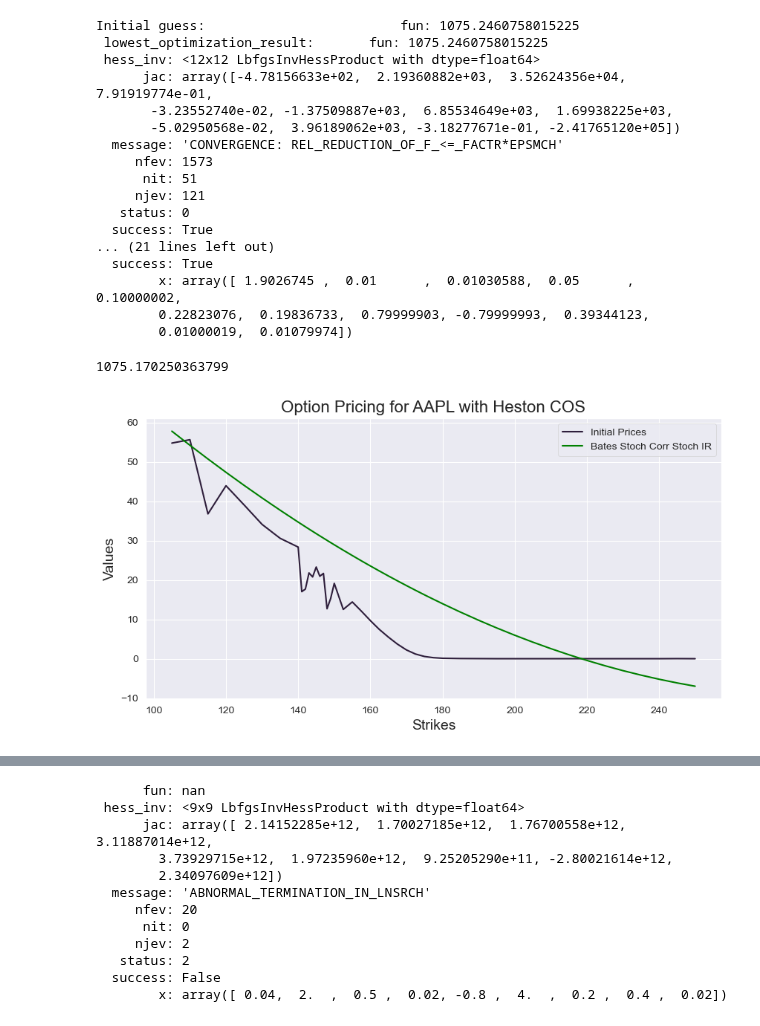
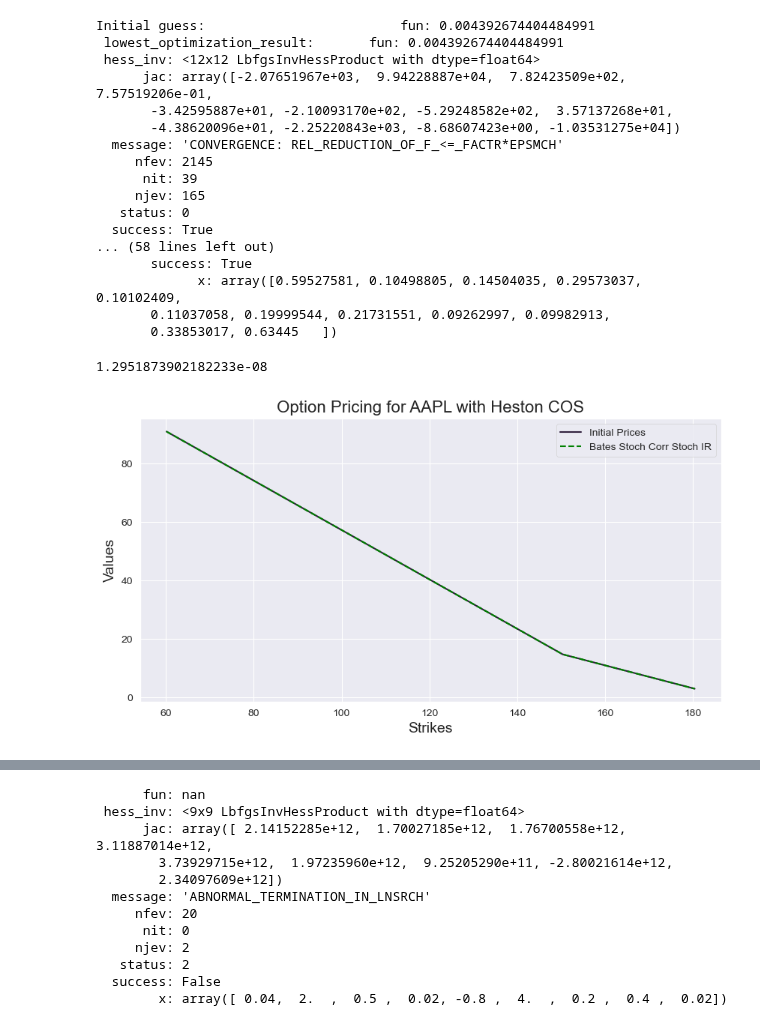
Before and after one commit to kirillzx/Generalized-Bates-model-draft, a Jupyter notebook: Calibrations/Calibration_Main.ipynb, the cells around one changed output, grey strips where cells are left out. Drawn from its saved outputs; the diff is of its cells as text; code cells hidden in the pictures.

```diff
--- a/Calibrations/Calibration_Main.ipynb
+++ b/Calibrations/Calibration_Main.ipynb
@@ -140,7 +140,7 @@ def calibrationBates_SIR_SC(CP, rho0, xip, muJ, sigmaJ, r0, K, marketPrice, s0,
 #     pars  = minimize(f_obj, initial, method='nelder-mead', options = {'xtol': 1e-05, 'disp': False,'maxiter':1000})
 
     xmin = [0.1, 0.01, 0.01, 0.05, 0.1, 0.1, 0.05, -0.8, -0.8, 0.01, 0.01, 0.01]
-    xmax = [2, 0.3, 0.3, 0.3, 0.4, 0.4, 0.2, 0.8, 0.8, 0.4, 1, 1]
+    xmax = [2, 0.4, 0.3, 0.3, 0.4, 0.4, 0.2, 0.8, 0.8, 0.3, 1, 1]
 
     bounds = [(low, high) for low, high in zip(xmin, xmax)]
 
@@ -167,7 +167,7 @@ def calibrationBates_SIR_SC(CP, rho0, xip, muJ, sigmaJ, r0, K, marketPrice, s0,
 #     Use global parameters in the local search
     initial = [k_est, gamma_est, vb_est, gammar_est, mur_est, murho_est, sigmarho_est, rho4_est, rho5_est, v0_est, kr_est, krho_est]
 
-    pars  = minimize(f_obj, x0=initial, bounds=bounds, tol=1e-5, options = {'maxiter': 100})
+    pars  = minimize(f_obj, x0=initial, method='nelder-mead', tol=1e-8, options = {'maxiter': 1000, 'disp':False})
 
     print(pars)
 
@@ -218,13 +218,36 @@ r0 = 0.0053
 rho0 = -0.4
 CP  = 'c'
 
-P0T = lambda T: np.exp(-0.0005*T)
+# P0T = lambda T: np.exp(-0.0005*T)
 
-K = apple_strikes
+P0T = lambda T: np.exp(0.0012*T+0.0007)
+
+#     T = 0.5
+# referenceIV  = np.array([57.61, 22.95, 15.9])/100.0
+
+#T = 1.0
+referenceIV = np.array([48.53, 24.49, 19.23])/100.0
+
+#T = 10.0
+#referenceIV = np.array([36.76, 29.18, 27.66])/100.0
+
+frwd = s0/P0T(T)
+K = [0.4*frwd, frwd, 1.2*frwd]
+#     K = apple_strikes
+K = np.array(K).reshape([len(K),1])
+
+CP  = OptionType.CALL
+referenceIV = np.array(referenceIV).reshape([len(referenceIV),1])
+
+
+marketPrice = P0T(T)* BS_Call_Put_Option_Price(CP, s0 / P0T(T),K,referenceIV,T,0.0)
+#     referencePrice = apple_market_price
+
+# K = apple_strikes
 s0 = 150.62
-marketPrice = apple_market_price
+# marketPrice = apple_market_price
 
-calibratedParms =  calibrationBates_SIR_SC(CP, rho0, xip, muJ, sigmaJ, r0, K, marketPrice, s0, T, P0T)
+calibratedParms =  calibrationBates_SIR_SC('c', rho0, xip, muJ, sigmaJ, r0, K, marketPrice, s0, T, P0T)
 
 k = calibratedParms.get('k')
 gamma = calibratedParms.get('gamma')
@@ -241,27 +264,27 @@ krho = calibratedParms.get('krho')
 
 errorFinal = calibratedParms.get('ErrorFinal')
 # %% [output]
-Initial guess:                         fun: 1075.2460758015225
- lowest_optimization_result:       fun: 1075.2460758015225
+Initial guess:                         fun: 0.004392674404484991
+ lowest_optimization_result:       fun: 0.004392674404484991
  hess_inv: <12x12 LbfgsInvHessProduct with dtype=float64>
-      jac: array([-4.78156633e+02,  2.19360882e+03,  3.52624356e+04,  7.91919774e-01,
-       -3.23552740e-02, -1.37509887e+03,  6.85534649e+03,  1.69938225e+03,
-       -5.02950568e-02,  3.96189062e+03, -3.18277671e-01, -2.41765120e+05])
+      jac: array([-2.07651967e+03,  9.94228887e+04,  7.82423509e+02,  7.57519206e-01,
+       -3.42595887e+01, -2.10093170e+02, -5.29248582e+02,  3.57137268e+01,
+       -4.38620096e+01, -2.25220843e+03, -8.68607423e+00, -1.03531275e+04])
   message: 'CONVERGENCE: REL_REDUCTION_OF_F_<=_FACTR*EPSMCH'
-     nfev: 1573
-      nit: 51
-     njev: 121
+     nfev: 2145
+      nit: 39
+     njev: 165
    status: 0
   success: True
-... (21 lines left out)
-  success: True
-        x: array([ 1.9026745 ,  0.01      ,  0.01030588,  0.05      ,  0.10000002,
-        0.22823076,  0.19836733,  0.79999903, -0.79999993,  0.39344123,
-        0.01000019,  0.01079974])
+... (58 lines left out)
+       success: True
+             x: array([0.59527581, 0.10498805, 0.14504035, 0.29573037, 0.10102409,
+       0.11037058, 0.19999544, 0.21731551, 0.09262997, 0.09982913,
+       0.33853017, 0.63445   ])
 # %%
 errorFinal
 # %% [output]
-1075.170250363799
+1.2951873902182233e-08
 # %%
 L = 10
 N = 100
@@ -269,17 +292,17 @@ tau = 1
 T = 1
 
 cf = chf.ChFBates_StochIR_StochCor(tau, T, k, gamma, vb, kr, gammar, mur, krho, murho, sigmarho, rho4, rho5, xip, muJ, sigmaJ, v0, r0, rho0)
-valCOS = exm.optionPriceCOSMthd_StochIR(cf, CP, s0, T, K, N, L, P0T(T))
+valCOS = exm.optionPriceCOSMthd_StochIR(cf, 'c', s0, T, K, N, L, P0T(T))
 # %%
 plt.subplots(figsize=(10, 5), dpi=100)
 
-plt.plot(apple_strikes, apple_market_price, label='Initial Prices')
-plt.plot(apple_strikes, valCOS, color='green', label='Bates Stoch Corr Stoch IR')
+plt.plot(K, marketPrice, label='Initial Prices')
+plt.plot(K, valCOS, '--', color='green', label='Bates Stoch Corr Stoch IR')
 
 plt.title('Option Pricing for AAPL with Heston COS', fontsize=16)
 plt.xlabel('Strikes', fontsize=14)
 plt.ylabel('Values', fontsize=14)
 plt.legend()
 plt.show()
 # %% [output]
-[figure, old version]
+[figure, new version]
```
Also changed, not shown: parts of 5 cells of this notebook.
